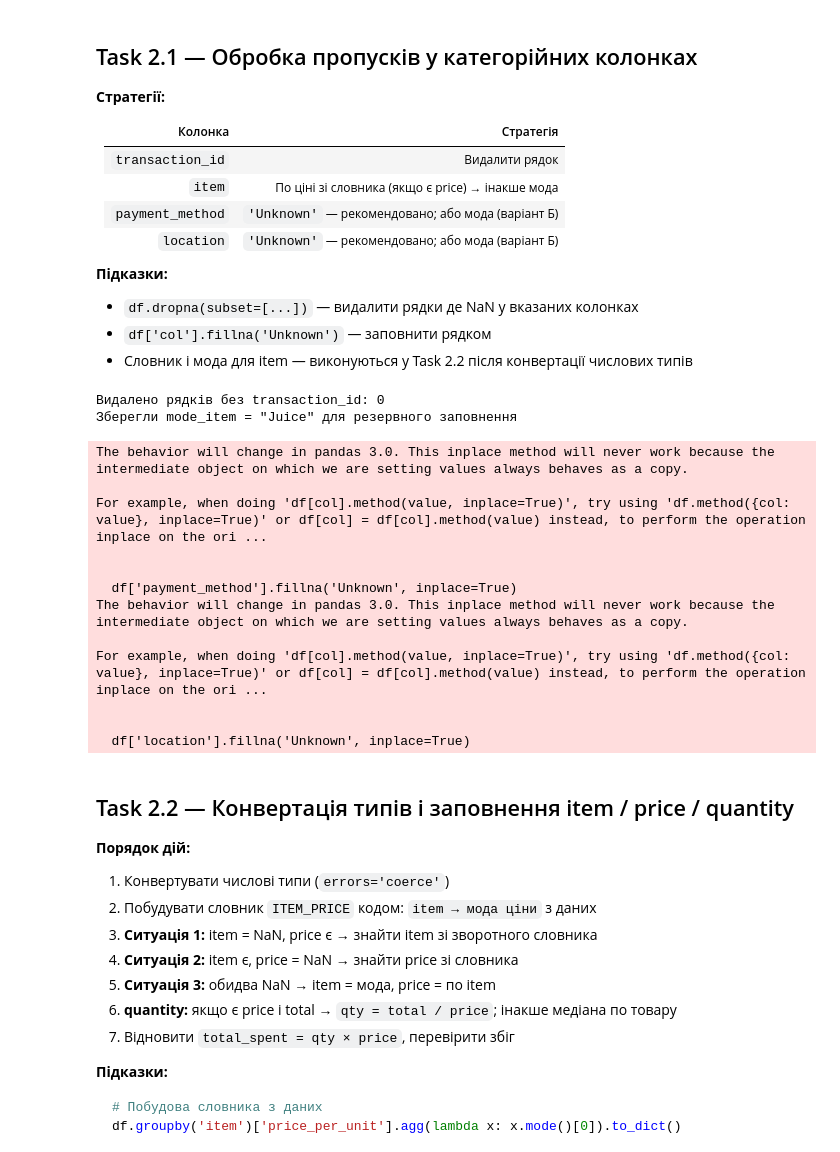
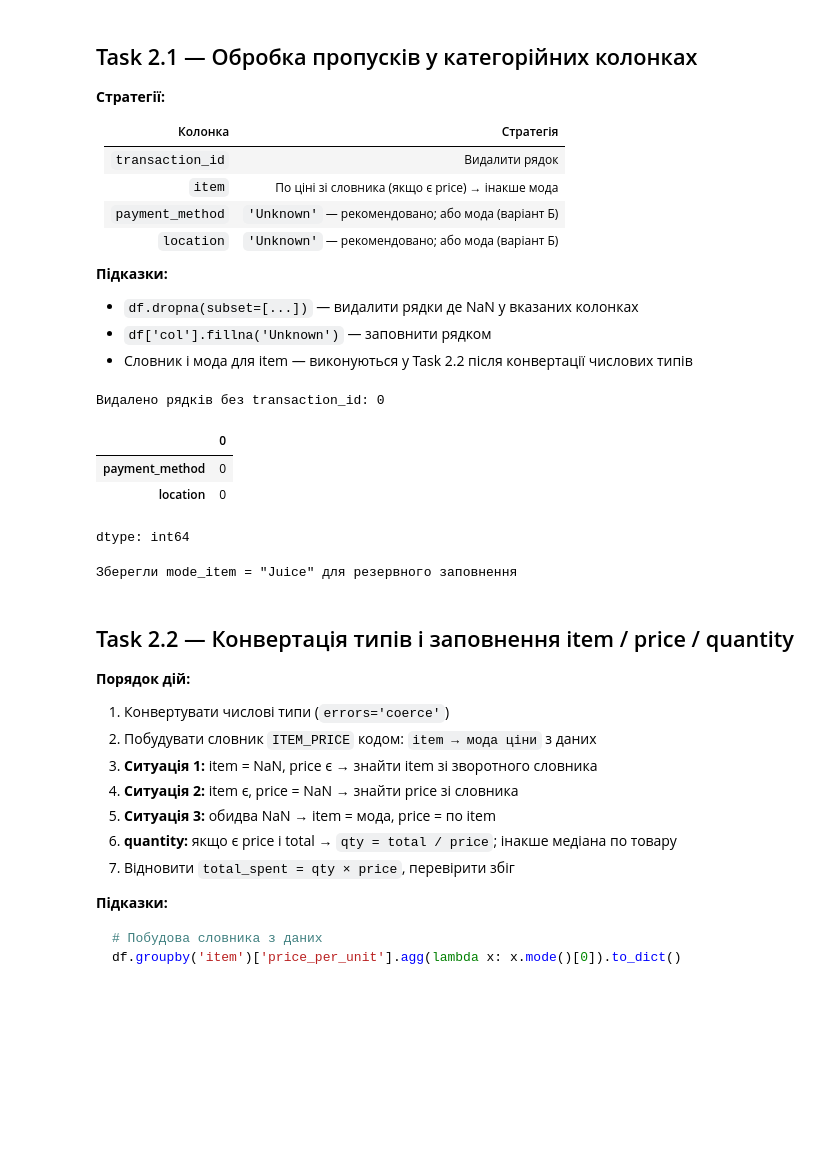
Before and after one commit to Yuliia-Safonova/Analysis_Cafe_Sales, a Jupyter notebook: cafe_eda_workbook_version2.ipynb, the cells around one changed output. Cells and saved outputs as stored; diff of their text form; code cells hidden in the pictures; blank space fills up the shorter version.

```diff
--- a/cafe_eda_workbook_version2.ipynb
+++ b/cafe_eda_workbook_version2.ipynb
@@ -166,7 +164,7 @@ print(f'Рядків після видалення: {len(df)}')
 **Підказка:** `df.replace(список, np.nan)`, `df.isnull().sum()`
 # %%
 # Крок 1: замінити 'брудні' значення на NaN
-df.replace(['ERROR', 'UNKNOWN', 'error', 'unknown', '', 'N/A', 'NULL', '-'], np.nan, inplace=True)
+df.replace(['ERROR', 'UNKNOWN', 'error', 'unknown', '', ' ', 'N/A', 'NULL', '-'], np.nan, inplace=True)
 
 # Крок 2: порахувати пропуски
 missing_count = df.isna().sum()
@@ -177,7 +175,7 @@ missing_df = pd.DataFrame({'Пропусків': missing_count, '%': missing_pct
 print(missing_df[missing_df['Пропусків'] > 0])
 
 # Крок 3: загальний % пропусків
-total_pct = df.isna().sum().sum() / (df.shape[0] * df.shape[1]) * 100
+total_pct = df.isna().sum().sum() / df.size * 100
 print(f'\nЗагальний % пропусків: {total_pct:.2f}%')
 # %% [output]
                   Пропусків      %
@@ -269,43 +273,38 @@ print('Нові назви колонок:', list(df.columns))
 # %%
 # transaction_id: видалити рядки де NaN
 before = len(df)
 df.dropna(subset=['transaction_id'], inplace=True)
 print(f'Видалено рядків без transaction_id: {before - len(df)}')
 
 # payment_method:
 # Варіант А (рекомендований) — заповнити 'Unknown'
-df['payment_method'].fillna('Unknown', inplace=True)
+# df['payment_method'].fillna('Unknown', inplace=True)
 
 # Варіант Б — заповнити модою (розкоментуйте)
 # mode_pay = df['payment_method'].mode()[0]
 # df['payment_method'].fillna(mode_pay, inplace=True)
 
 # location:
 # Варіант А (рекомендований) — заповнити 'Unknown'
-df['location'].fillna('Unknown', inplace=True)
+# df['location'].fillna('Unknown', inplace=True)
 
 # Варіант Б — заповнити модою (розкоментуйте)
 # mode_loc = df['location'].mode()[0]
 # df['location'].fillna(mode_loc, inplace=True)
 
+df.fillna({'payment_method': 'Unknown', 'location': 'Unknown'}, inplace=True)
+display(df[['payment_method', 'location']].isna().sum())
+
 # item: заповнюємо у Task 2.2 після конвертації числових типів
 mode_item = df['item'].mode()[0]  # зберігаємо заздалегідь
 print(f'Зберегли mode_item = "{mode_item}" для резервного заповнення')
 # %% [output]
 Видалено рядків без transaction_id: 0
-Зберегли mode_item = "Juice" для резервного заповнення
+|  | 0 |
+| payment_method | 0 |
+| location | 0 |
-The behavior will change in pandas 3.0. This inplace method will never work because the intermediate object on which we are setting values always behaves as a copy.
-
-For example, when doing 'df[col].method(value, inplace=True)', try using 'df.method({col: value}, inplace=True)' or df[col] = df[col].method(value) instead, to perform the operation inplace on the ori ...
-
-
-  df['payment_method'].fillna('Unknown', inplace=True)
-The behavior will change in pandas 3.0. This inplace method will never work because the intermediate object on which we are setting values always behaves as a copy.
-
-For example, when doing 'df[col].method(value, inplace=True)', try using 'df.method({col: value}, inplace=True)' or df[col] = df[col].method(value) instead, to perform the operation inplace on the ori ...
-
-
-  df['location'].fillna('Unknown', inplace=True)
+dtype: int64
+Зберегли mode_item = "Juice" для резервного заповнення
 # %% [markdown]
 ## Task 2.2 — Конвертація типів і заповнення item / price / quantity
 
```
Also changed, not shown: parts of 7 cells of this notebook.
